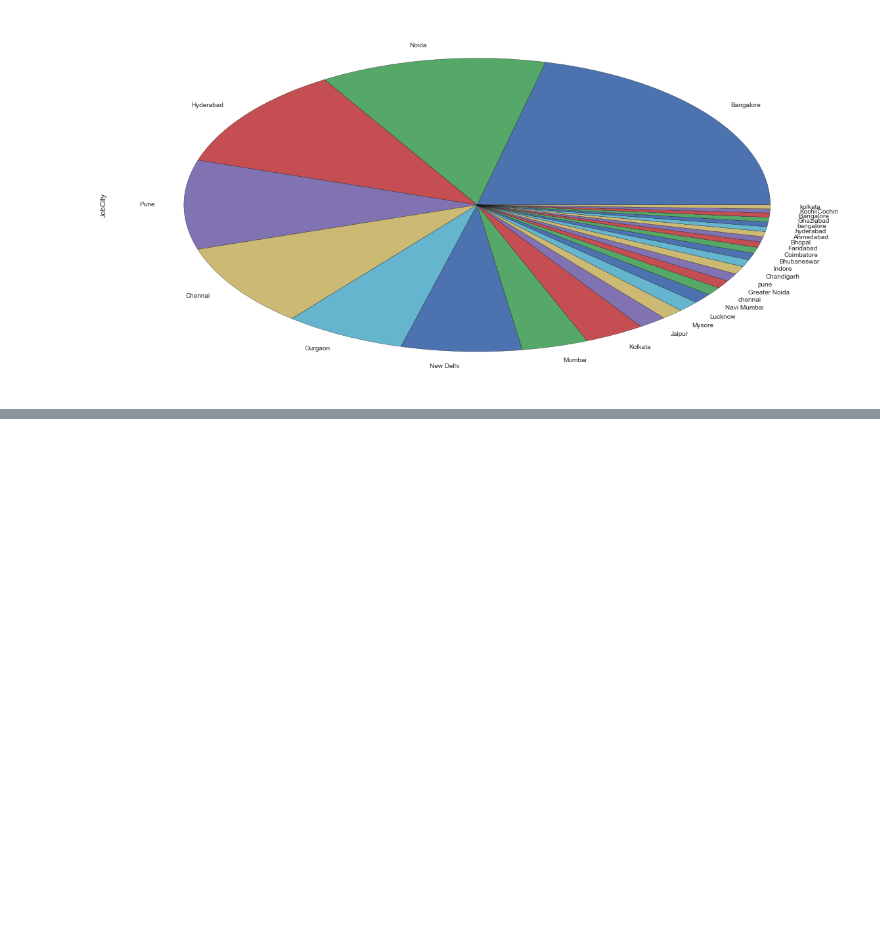
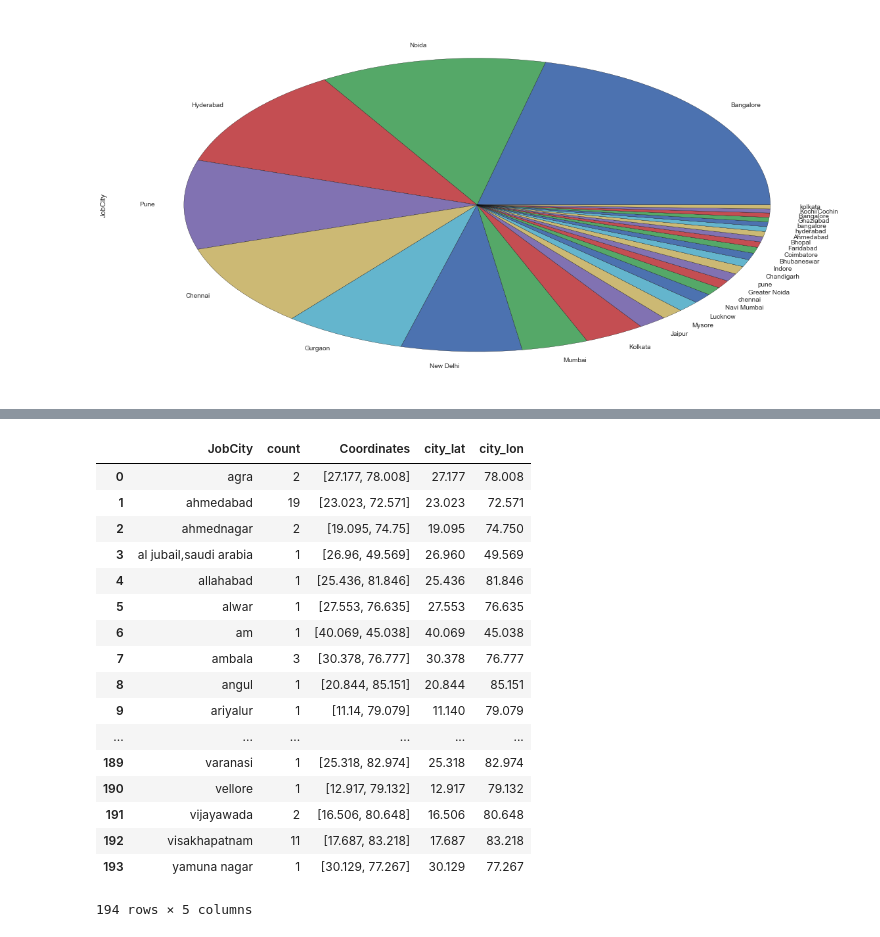
Before and after one commit to TeamExtrapolate/extrapolate, a Jupyter notebook: Analysis/IKDD Dataset/Check.ipynb, the cells around one changed output, grey strips where cells are left out. Saved outputs shown, nothing was run; the diff lists cells and outputs as text; code cells hidden in the pictures; blank space fills up the shorter version.

Commit message:
Added Geo (fetched from Google API) to get Job Demographics

```diff
--- a/Analysis/IKDD Dataset/Check.ipynb
+++ b/Analysis/IKDD Dataset/Check.ipynb
@@ -192,3 +192,7 @@ job_cities.plot(kind='pie')
 # %% [output]
 <matplotlib.axes._subplots.AxesSubplot at 0x...>
 [figure]
+# %%
+data['JobCity'] = data.JobCity.str.lower()
+data['JobCity'] = data.JobCity.str.lstrip()
+data['JobCity'] = data.JobCity.str.rstrip()
@@ -194,0 +262,28 @@ job_cities.plot(kind='pie')
+# %%
+import urllib
+import simplejson
+from IPython.display import clear_output
+import time
+
+googleGeocodeUrl = 'http://maps.googleapis.com/maps/api/geocode/json?'
+
+def get_coordinates(query, from_sensor=False):
+    latitude, longitude = None, None
+    if isinstance(query,str):
+        query = query.encode('utf-8')
+        params = {
+            'address': query,
+            'sensor': "true" if from_sensor else "false"
+        }
+        url = googleGeocodeUrl + urllib.parse.urlencode(params)
+        json_response = urllib.request.urlopen(url)
+        response = simplejson.loads(json_response.read())
+        if response['results']:
+            location = response['results'][0]['geometry']['location']
+            latitude, longitude = round(location['lat'],3), round(location['lng'],3)
+            print (query, latitude, longitude)
+        else:
+            print (query, "<no results>")
+    time.sleep(1)
+    clear_output()
+    return [latitude, longitude]
@@ -194,0 +303,22 @@ job_cities.plot(kind='pie')
+# %%
+city_geo['city_lat'] = city_geo.Coordinates.apply(lambda x : x[0])
+city_geo['city_lon'] = city_geo.Coordinates.apply(lambda x : x[1])
+# %% [output]
+|  | JobCity | count | Coordinates | city_lat | city_lon |
+| 0 | agra | 2 | [27.177, 78.008] | 27.177 | 78.008 |
+| 1 | ahmedabad | 19 | [23.023, 72.571] | 23.023 | 72.571 |
+| 2 | ahmednagar | 2 | [19.095, 74.75] | 19.095 | 74.750 |
+| 3 | al jubail,saudi arabia | 1 | [26.96, 49.569] | 26.960 | 49.569 |
+| 4 | allahabad | 1 | [25.436, 81.846] | 25.436 | 81.846 |
+| 5 | alwar | 1 | [27.553, 76.635] | 27.553 | 76.635 |
+| 6 | am | 1 | [40.069, 45.038] | 40.069 | 45.038 |
+| 7 | ambala | 3 | [30.378, 76.777] | 30.378 | 76.777 |
+| 8 | angul | 1 | [20.844, 85.151] | 20.844 | 85.151 |
+| 9 | ariyalur | 1 | [11.14, 79.079] | 11.140 | 79.079 |
+| ... | ... | ... | ... | ... | ... |
+| 189 | varanasi | 1 | [25.318, 82.974] | 25.318 | 82.974 |
+| 190 | vellore | 1 | [12.917, 79.132] | 12.917 | 79.132 |
+| 191 | vijayawada | 2 | [16.506, 80.648] | 16.506 | 80.648 |
+| 192 | visakhapatnam | 11 | [17.687, 83.218] | 17.687 | 83.218 |
+| 193 | yamuna nagar | 1 | [30.129, 77.267] | 30.129 | 77.267 |
+194 rows × 5 columns
```
Also changed, not shown: parts of 10 cells of this notebook, 1 other file.
